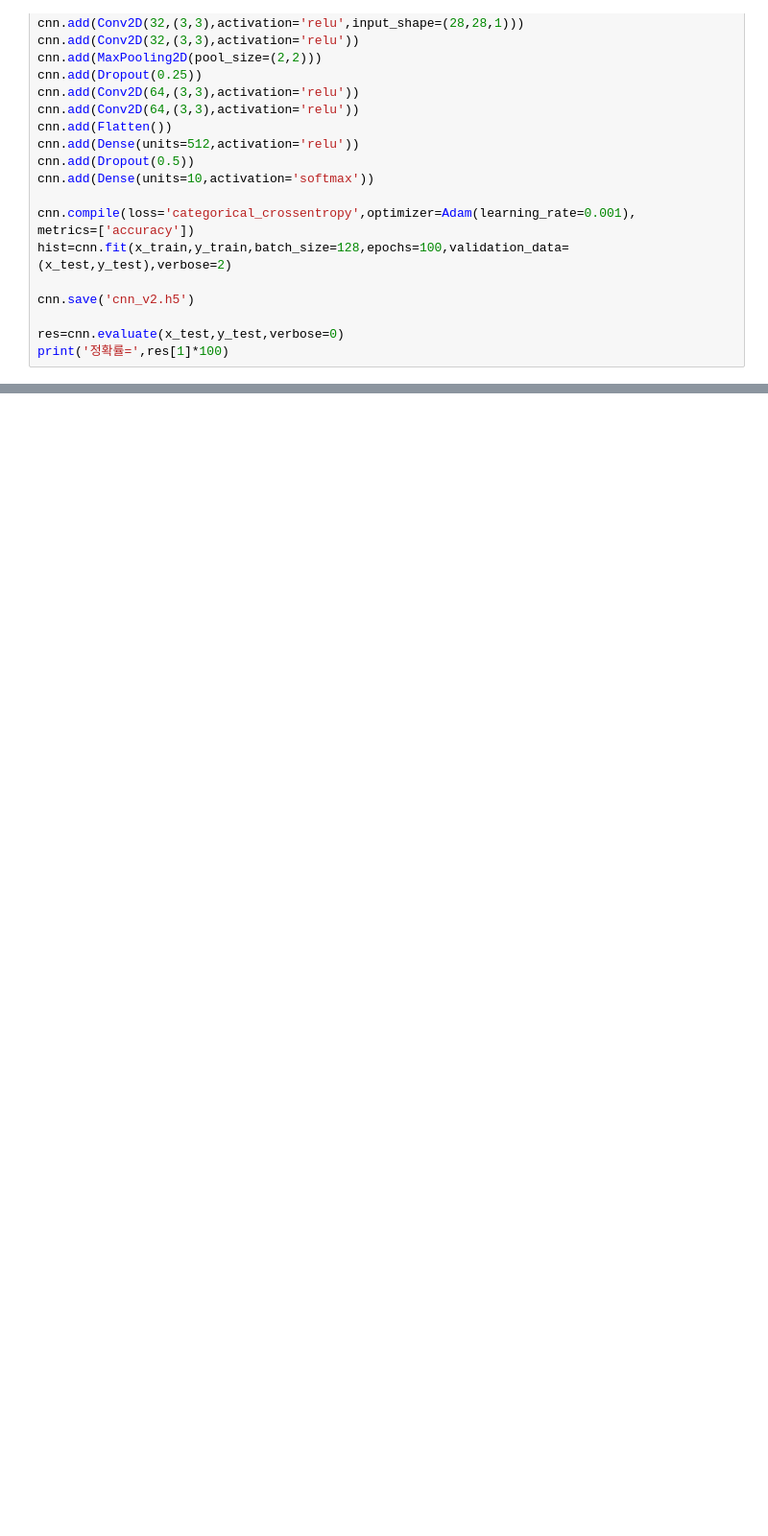
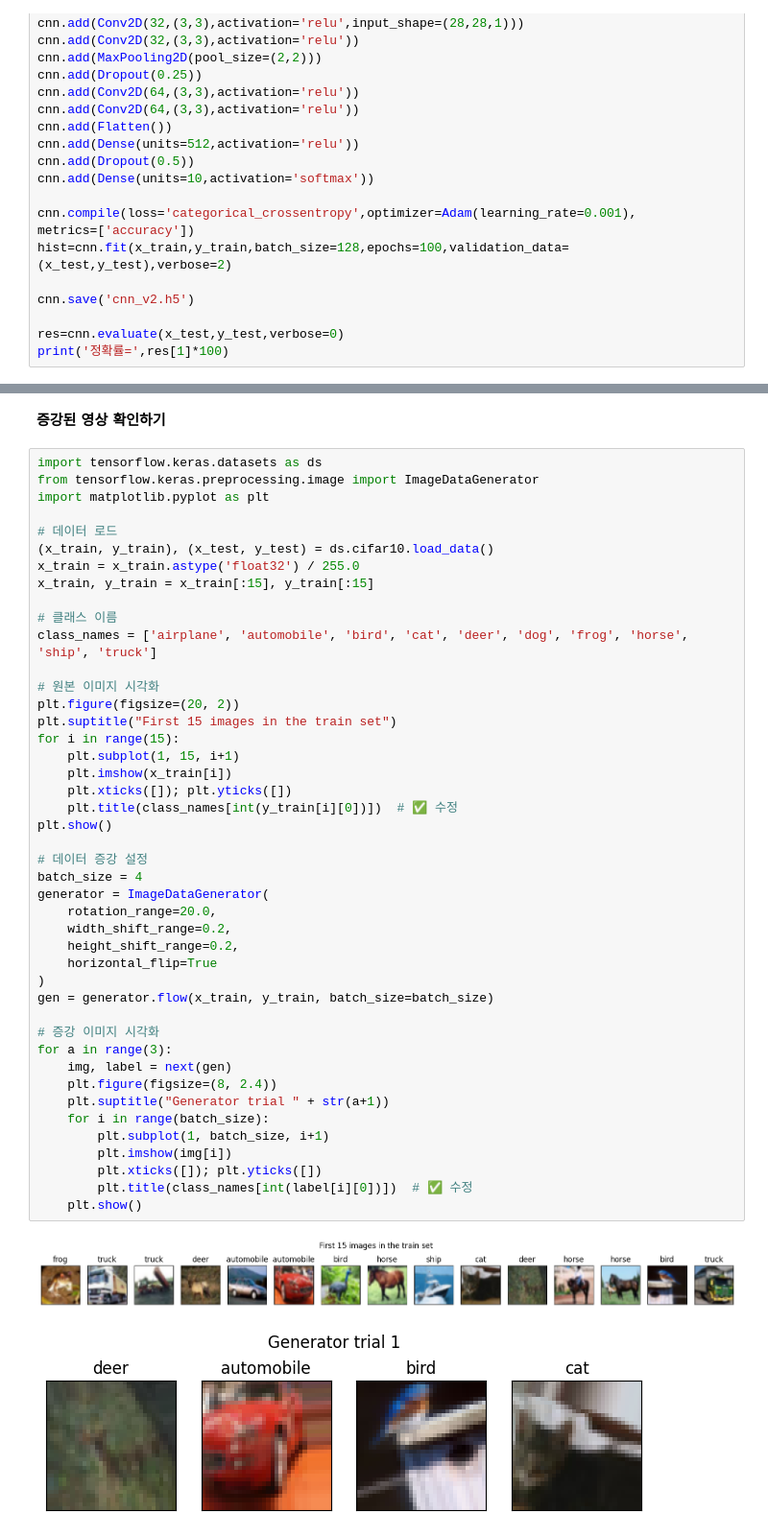
Before and after one commit to dongg00/deeplearning_study, a Jupyter notebook: CH08_컨볼루션 신경망.ipynb, the cells around one changed output, grey strips where cells are left out. Shown: that part at 96% size. Cells and saved outputs as stored; diff of their text form; blank space fills up the shorter version.

```diff
--- a/CH08_컨볼루션 신경망.ipynb
+++ b/CH08_컨볼루션 신경망.ipynb
@@ -103,0 +97,49 @@ for a in range(3):
+# %% [markdown]
+**증강된 영상 확인하기**
+# %%
+import tensorflow.keras.datasets as ds
+from tensorflow.keras.preprocessing.image import ImageDataGenerator
+import matplotlib.pyplot as plt
+
+# 데이터 로드
+(x_train, y_train), (x_test, y_test) = ds.cifar10.load_data()
+x_train = x_train.astype('float32') / 255.0
+x_train, y_train = x_train[:15], y_train[:15]
+
+# 클래스 이름
+class_names = ['airplane', 'automobile', 'bird', 'cat', 'deer', 'dog', 'frog', 'horse', 'ship', 'truck']
+
+# 원본 이미지 시각화
+plt.figure(figsize=(20, 2))
+plt.suptitle("First 15 images in the train set")
+for i in range(15):
+    plt.subplot(1, 15, i+1)
+    plt.imshow(x_train[i])
+    plt.xticks([]); plt.yticks([])
+    plt.title(class_names[int(y_train[i][0])])  # ✅ 수정
+plt.show()
+
+# 데이터 증강 설정
+batch_size = 4
+generator = ImageDataGenerator(
+    rotation_range=20.0,
+    width_shift_range=0.2,
+    height_shift_range=0.2,
+    horizontal_flip=True
+)
+gen = generator.flow(x_train, y_train, batch_size=batch_size)
+
+# 증강 이미지 시각화
+for a in range(3):
+    img, label = next(gen)
+    plt.figure(figsize=(8, 2.4))
+    plt.suptitle("Generator trial " + str(a+1))
+    for i in range(batch_size):
+        plt.subplot(1, batch_size, i+1)
+        plt.imshow(img[i])
+        plt.xticks([]); plt.yticks([])
+        plt.title(class_names[int(label[i][0])])  # ✅ 수정
+    plt.show()
+# %% [output]
+[figure, added]
+[figure, added]
```
Also changed, not shown: parts of 8 cells of this notebook, 5 other files.
